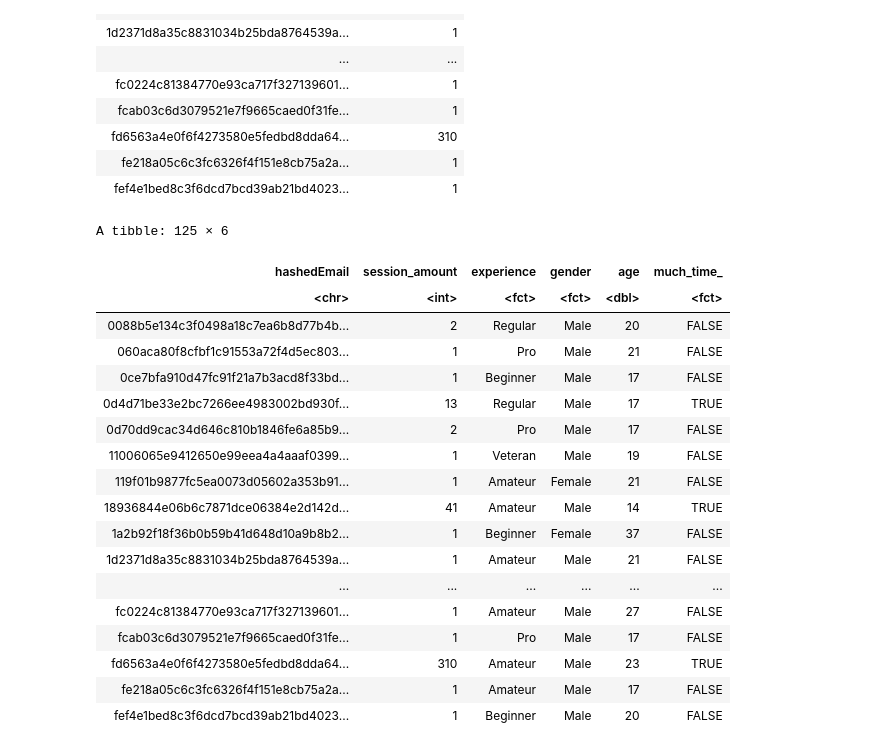
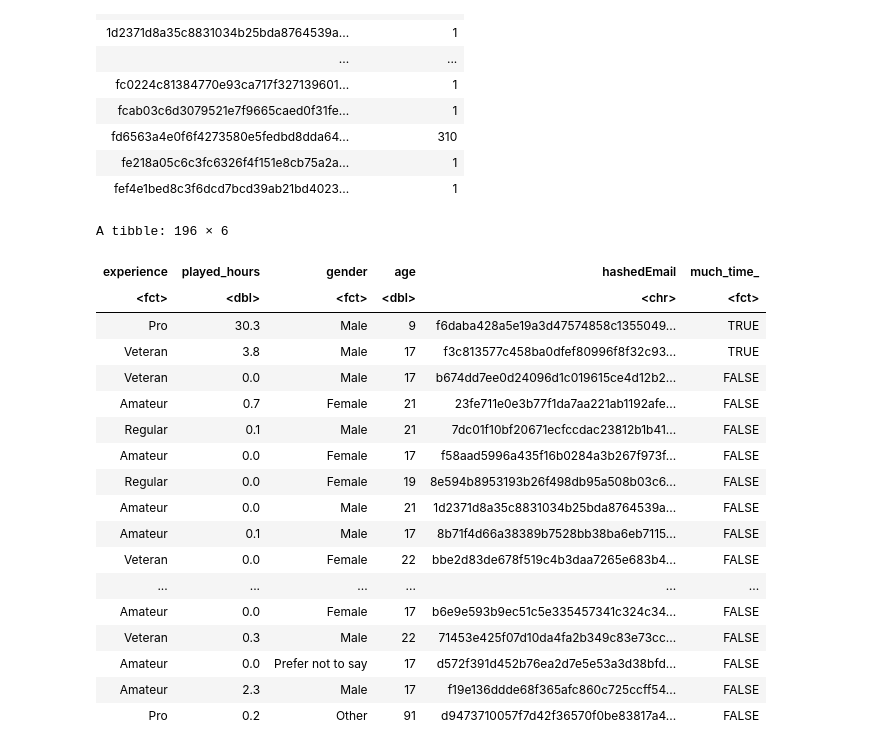
Before and after one commit to odada06/dsci100_group_project, a Jupyter notebook: DSCI100_group_project.ipynb, the cells around one changed output. Saved outputs shown, nothing was run; the diff lists cells and outputs as text; code cells hidden in the pictures.

```diff
--- a/DSCI100_group_project.ipynb
+++ b/DSCI100_group_project.ipynb
@@ -178,31 +179,31 @@ A tibble: 125 × 2
 | fe218a05c6c3fc6326f4f151e8cb75a2a... | 1 |
 | fef4e1bed8c3f6dcd7bcd39ab21bd4023... | 1 |
 # %%
-plaicraft <- left_join(sessions, players, by = "hashedEmail") |>
+plaicraft <- players |>
         filter(experience != "NA") |>
         mutate(much_time_ = as_factor(much_time)) |>
         select(-much_time)
 plaicraft
 # %% [output]
-A tibble: 125 × 6
+A tibble: 196 × 6
-| hashedEmail | session_amount | experience | gender | age | much_time_ |
-| <chr> | <int> | <fct> | <fct> | <dbl> | <fct> |
-| 0088b5e134c3f0498a18c7ea6b8d77b4b... | 2 | Regular | Male | 20 | FALSE |
-| 060aca80f8cfbf1c91553a72f4d5ec803... | 1 | Pro | Male | 21 | FALSE |
-| 0ce7bfa910d47fc91f21a7b3acd8f33bd... | 1 | Beginner | Male | 17 | FALSE |
-| 0d4d71be33e2bc7266ee4983002bd930f... | 13 | Regular | Male | 17 | TRUE |
-| 0d70dd9cac34d646c810b1846fe6a85b9... | 2 | Pro | Male | 17 | FALSE |
-| 11006065e9412650e99eea4a4aaaf0399... | 1 | Veteran | Male | 19 | FALSE |
-| 119f01b9877fc5ea0073d05602a353b91... | 1 | Amateur | Female | 21 | FALSE |
-| 18936844e06b6c7871dce06384e2d142d... | 41 | Amateur | Male | 14 | TRUE |
-| 1a2b92f18f36b0b59b41d648d10a9b8b2... | 1 | Beginner | Female | 37 | FALSE |
-| 1d2371d8a35c8831034b25bda8764539a... | 1 | Amateur | Male | 21 | FALSE |
+| experience | played_hours | gender | age | hashedEmail | much_time_ |
+| <fct> | <dbl> | <fct> | <dbl> | <chr> | <fct> |
+| Pro | 30.3 | Male | 9 | f6daba428a5e19a3d47574858c1355049... | TRUE |
+| Veteran | 3.8 | Male | 17 | f3c813577c458ba0dfef80996f8f32c93... | TRUE |
+| Veteran | 0.0 | Male | 17 | b674dd7ee0d24096d1c019615ce4d12b2... | FALSE |
+| Amateur | 0.7 | Female | 21 | 23fe711e0e3b77f1da7aa221ab1192afe... | FALSE |
+| Regular | 0.1 | Male | 21 | 7dc01f10bf20671ecfccdac23812b1b41... | FALSE |
+| Amateur | 0.0 | Female | 17 | f58aad5996a435f16b0284a3b267f973f... | FALSE |
+| Regular | 0.0 | Female | 19 | 8e594b8953193b26f498db95a508b03c6... | FALSE |
+| Amateur | 0.0 | Male | 21 | 1d2371d8a35c8831034b25bda8764539a... | FALSE |
+| Amateur | 0.1 | Male | 17 | 8b71f4d66a38389b7528bb38ba6eb7115... | FALSE |
+| Veteran | 0.0 | Female | 22 | bbe2d83de678f519c4b3daa7265e683b4... | FALSE |
 | ... | ... | ... | ... | ... | ... |
-| fc0224c81384770e93ca717f327139601... | 1 | Amateur | Male | 27 | FALSE |
-| fcab03c6d3079521e7f9665caed0f31fe... | 1 | Pro | Male | 17 | FALSE |
-| fd6563a4e0f6f4273580e5fedbd8dda64... | 310 | Amateur | Male | 23 | TRUE |
-| fe218a05c6c3fc6326f4f151e8cb75a2a... | 1 | Amateur | Male | 17 | FALSE |
-| fef4e1bed8c3f6dcd7bcd39ab21bd4023... | 1 | Beginner | Male | 20 | FALSE |
+| Amateur | 0.0 | Female | 17 | b6e9e593b9ec51c5e335457341c324c34... | FALSE |
+| Veteran | 0.3 | Male | 22 | 71453e425f07d10da4fa2b349c83e73cc... | FALSE |
+| Amateur | 0.0 | Prefer not to say | 17 | d572f391d452b76ea2d7e5e53a3d38bfd... | FALSE |
+| Amateur | 2.3 | Male | 17 | f19e136ddde68f365afc860c725ccff54... | FALSE |
+| Pro | 0.2 | Other | 91 | d9473710057f7d42f36570f0be83817a4... | FALSE |
 # %%
 options(repr.plot.with = 10, repr.plot.height = 8)
 players_age_plot <- plaicraft |>
```
Also changed, not shown: parts of 11 cells of this notebook.
